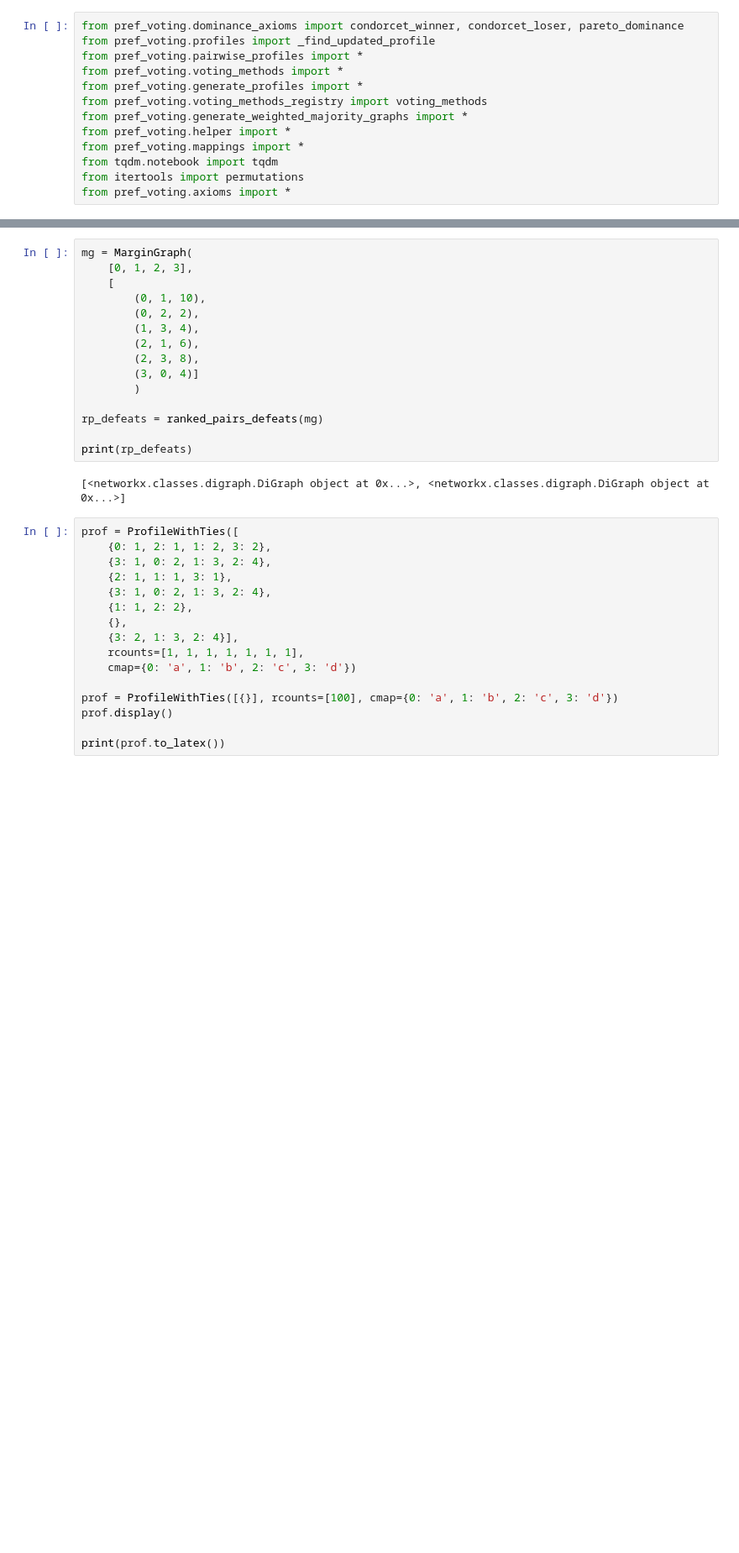
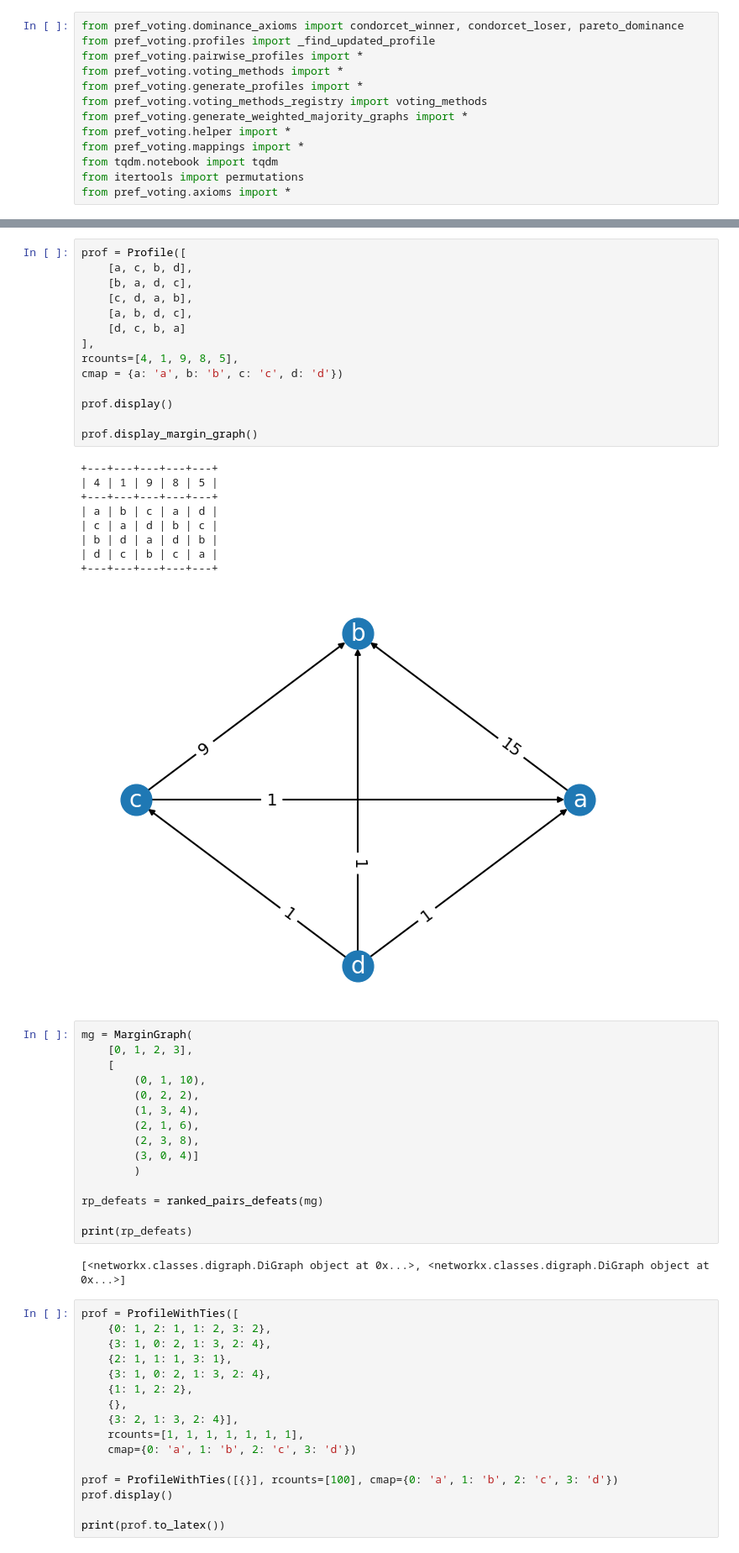
Before and after one commit to voting-tools/pref_voting, a Jupyter notebook: pref_voting_testing.ipynb, the cells around one changed output, grey strips where cells are left out. Shown: that part at 84% size. Saved outputs shown, nothing was run; the diff lists cells and outputs as text; blank space fills up the shorter version.

```diff
--- a/pref_voting_testing.ipynb
+++ b/pref_voting_testing.ipynb
@@ -14,3 +41,27 @@ from pref_voting.axioms import *
+# %%
+prof = Profile([
+    [a, c, b, d],
+    [b, a, d, c],
+    [c, d, a, b],
+    [a, b, d, c],
+    [d, c, b, a]
+],
+rcounts=[4, 1, 9, 8, 5],
+cmap = {a: 'a', b: 'b', c: 'c', d: 'd'})
+
+prof.display()
+
+prof.display_margin_graph()
+# %% [output]
++---+---+---+---+---+
+| 4 | 1 | 9 | 8 | 5 |
++---+---+---+---+---+
+| a | b | c | a | d |
+| c | a | d | b | c |
+| b | d | a | d | b |
+| d | c | b | c | a |
++---+---+---+---+---+
+[figure, added]
 # %%
 mg = MarginGraph(
     [0, 1, 2, 3],
```
Also changed, not shown: parts of 1 cell of this notebook, 4 other files.
